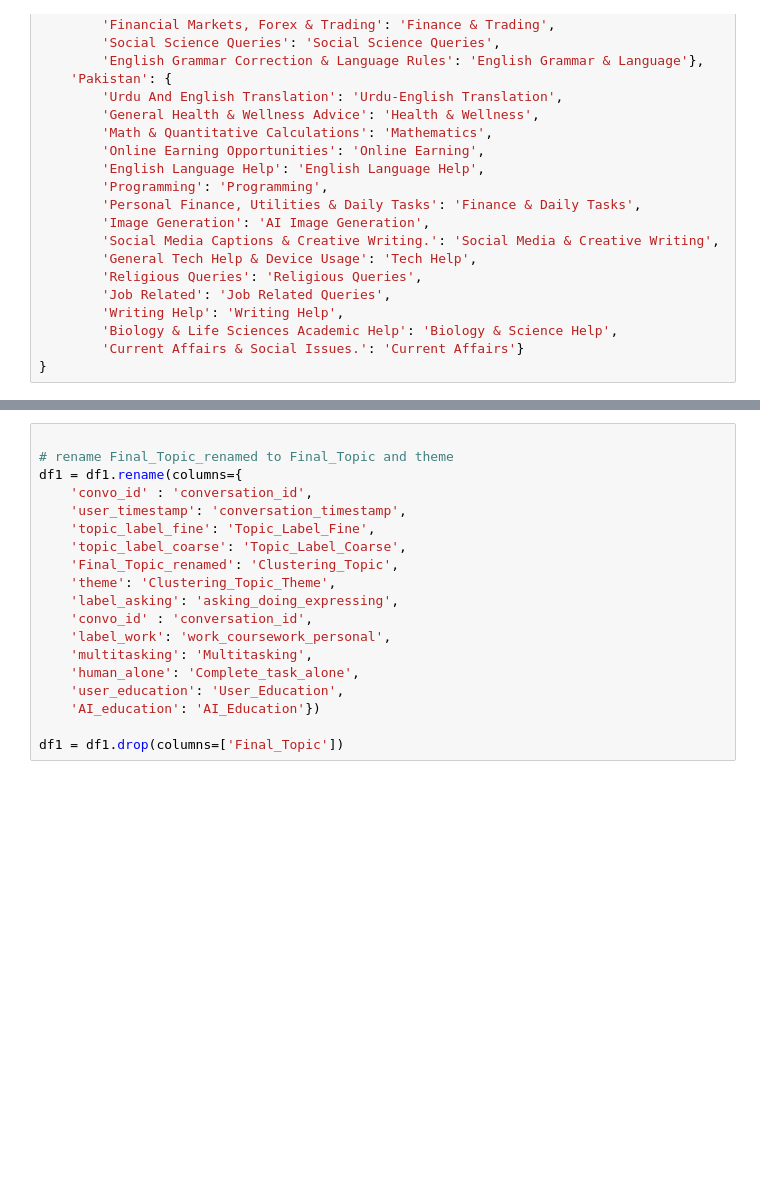
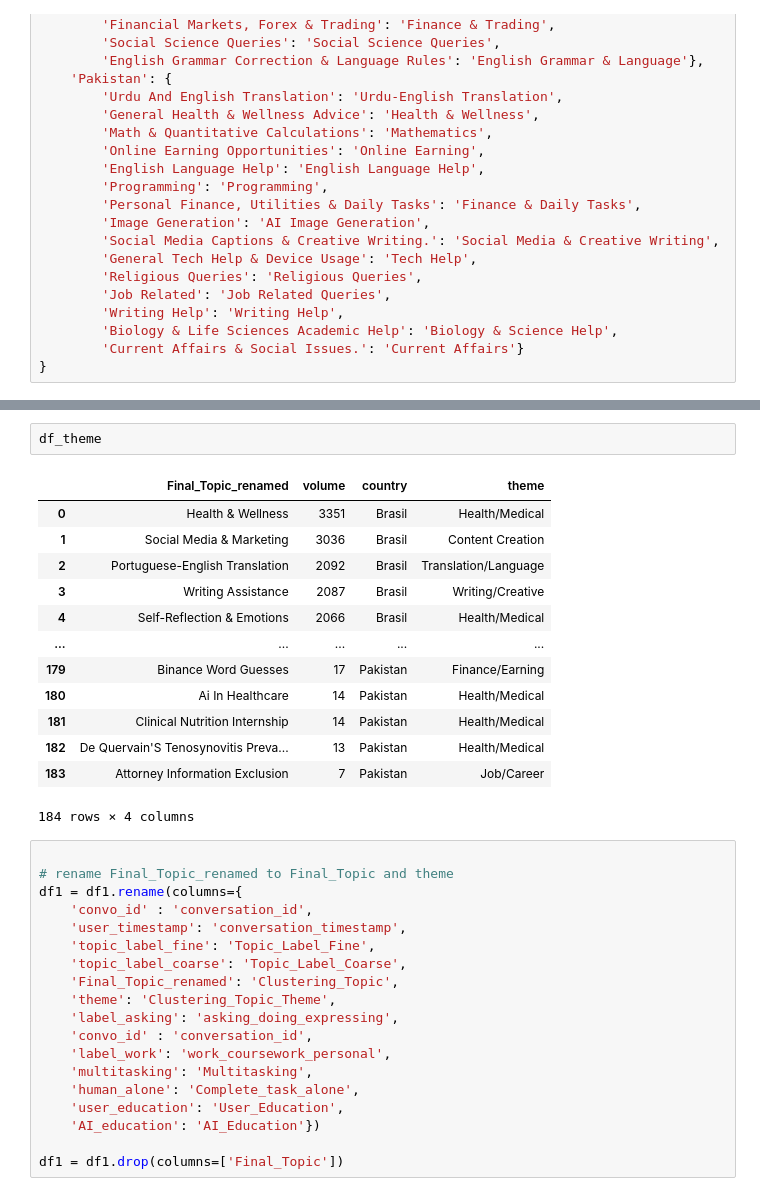
Before and after one commit to gvrkiran/how-people-use-chatgpt-data, a Jupyter notebook: load_data.ipynb, the cells around one changed output, grey strips where cells are left out. Cells and saved outputs as stored; diff of their text form; blank space fills up the shorter version.

```diff
--- a/load_data.ipynb
+++ b/load_data.ipynb
@@ -129,3 +102,19 @@ See the caveats in the documentation: https://pandas.pydata.org/pandas-docs/stab
+# %%
+df_theme
+# %% [output]
+|  | Final_Topic_renamed | volume | country | theme |
+| 0 | Health & Wellness | 3351 | Brasil | Health/Medical |
+| 1 | Social Media & Marketing | 3036 | Brasil | Content Creation |
+| 2 | Portuguese-English Translation | 2092 | Brasil | Translation/Language |
+| 3 | Writing Assistance | 2087 | Brasil | Writing/Creative |
+| 4 | Self-Reflection & Emotions | 2066 | Brasil | Health/Medical |
+| ... | ... | ... | ... | ... |
+| 179 | Binance Word Guesses | 17 | Pakistan | Finance/Earning |
+| 180 | Ai In Healthcare | 14 | Pakistan | Health/Medical |
+| 181 | Clinical Nutrition Internship | 14 | Pakistan | Health/Medical |
+| 182 | De Quervain'S Tenosynovitis Preva... | 13 | Pakistan | Health/Medical |
+| 183 | Attorney Information Exclusion | 7 | Pakistan | Job/Career |
+184 rows × 4 columns
 # %%
 
 # rename Final_Topic_renamed to Final_Topic and theme
```
Also changed, not shown: parts of 24 cells of this notebook, 9 other files.
